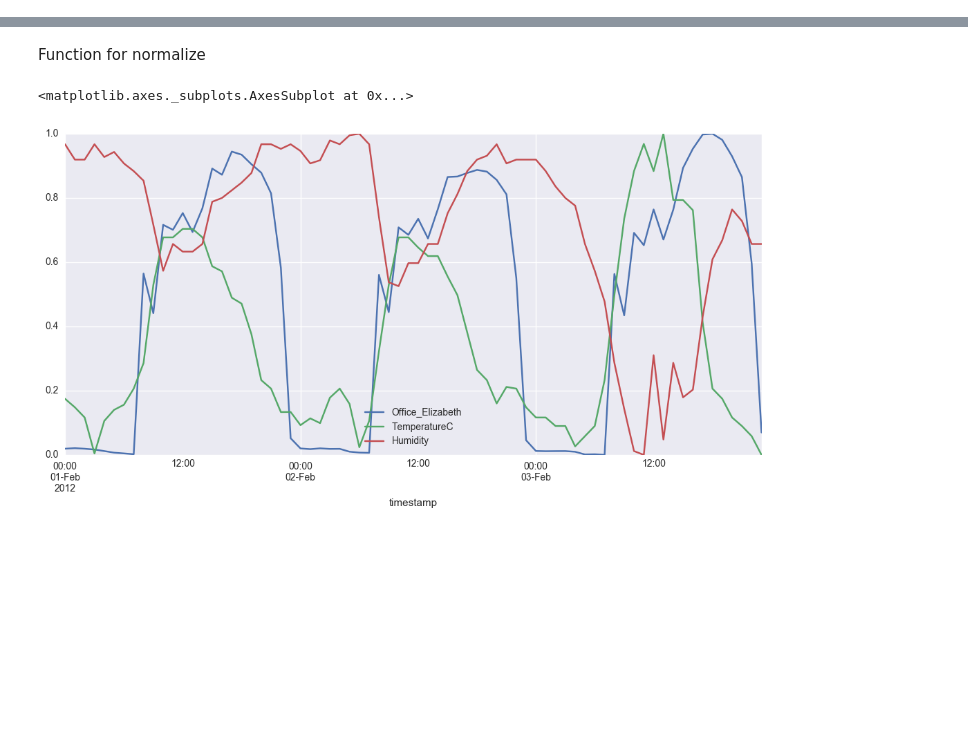
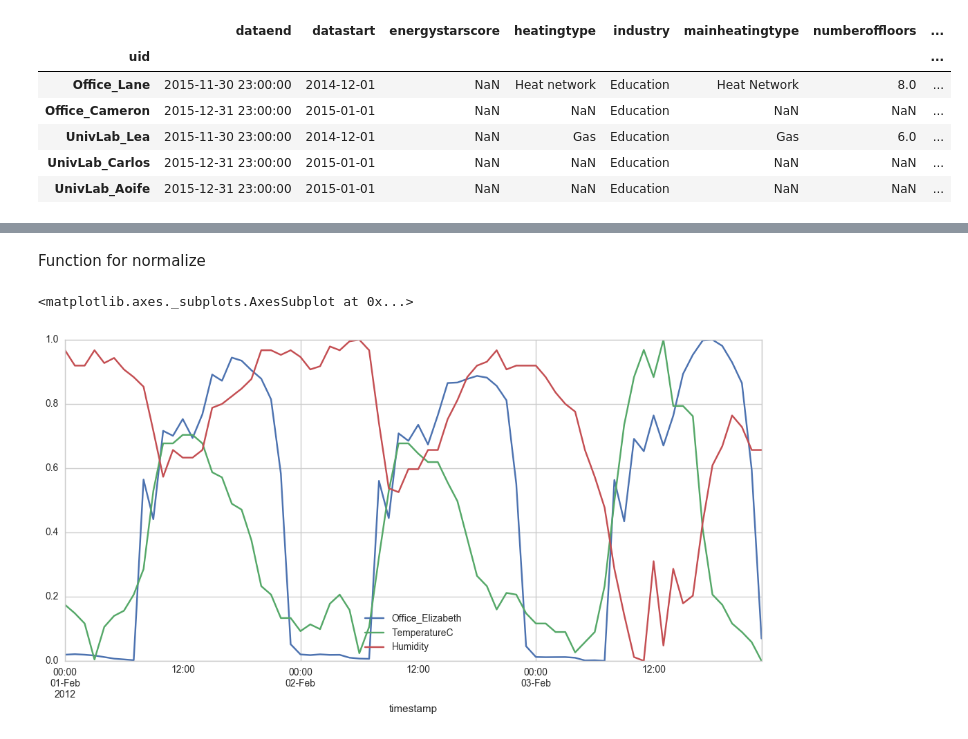
Before and after one commit to manojm18/the-building-data-genome-project, a Jupyter notebook: notebooks/Time_series_analysis.ipynb, the cells around one changed output, grey strips where cells are left out. Drawn from its saved outputs; the diff is of its cells as text; code cells hidden in the pictures; blank space fills up the shorter version.

```diff
--- a/notebooks/Time_series_analysis.ipynb
+++ b/notebooks/Time_series_analysis.ipynb
@@ -12,0 +64,10 @@ repos_path = "C:/Users/MANOJ/the-building-data-genome-project/"
+# %%
+metadata.tail(5)
+# %% [output]
+|  | dataend | datastart | energystarscore | heatingtype | industry | mainheatingtype | numberoffloors | ... |
+| uid |  |  |  |  |  |  |  | ... |
+| Office_Lane | 2015-11-30 23:00:00 | 2014-12-01 | NaN | Heat network | Education | Heat Network | 8.0 | ... |
+| Office_Cameron | 2015-12-31 23:00:00 | 2015-01-01 | NaN | NaN | Education | NaN | NaN | ... |
+| UnivLab_Lea | 2015-11-30 23:00:00 | 2014-12-01 | NaN | Gas | Education | Gas | 6.0 | ... |
+| UnivLab_Carlos | 2015-12-31 23:00:00 | 2015-01-01 | NaN | NaN | Education | NaN | NaN | ... |
+| UnivLab_Aoife | 2015-12-31 23:00:00 | 2015-01-01 | NaN | NaN | Education | NaN | NaN | ... |
```
Also changed, not shown: parts of 14 cells of this notebook, 1 other file.
